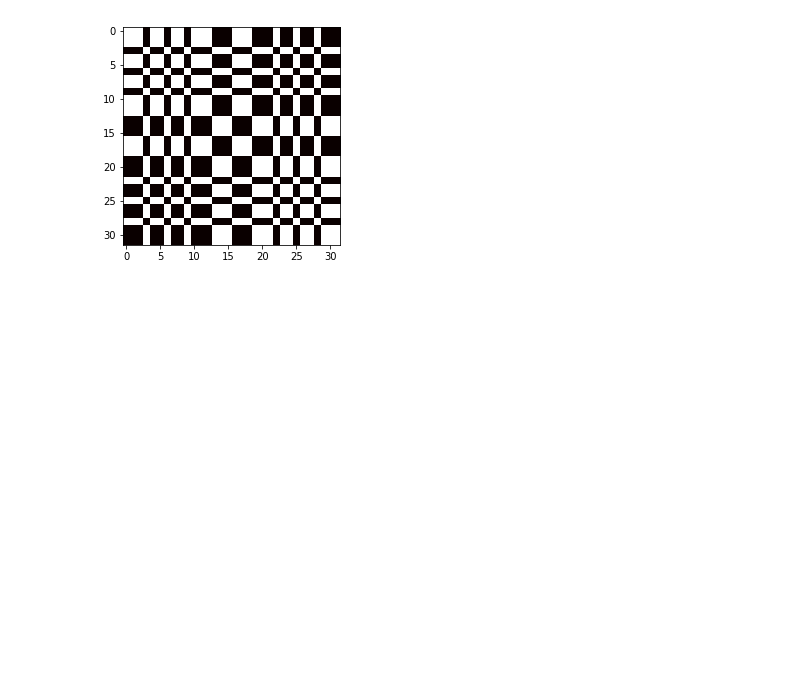
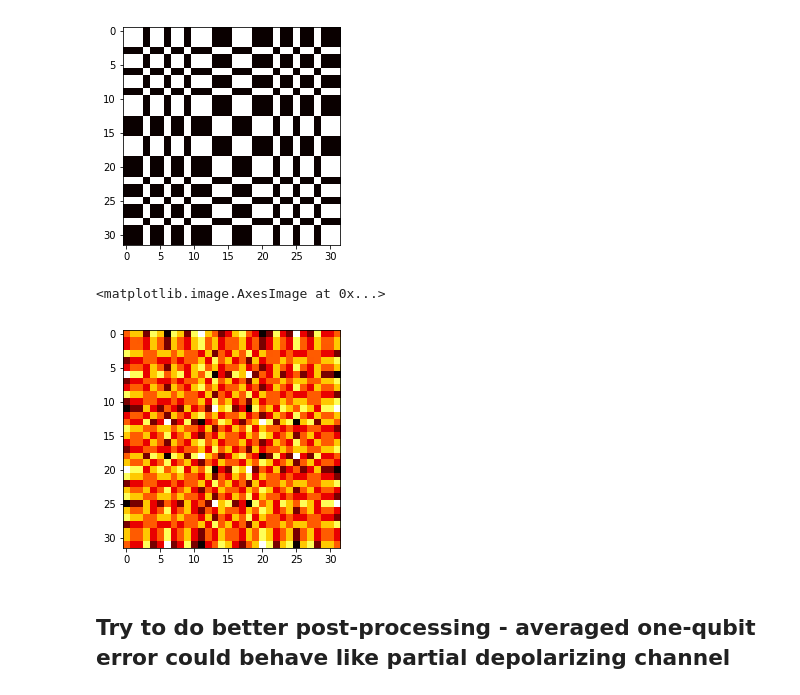
Before and after one commit to Raycosine/QEC-Project, a Jupyter notebook: 20200511 QEC with two extra qubit - Just Post-processing - One Stabilizer+Error Mitigation+Low Depth.ipynb, the cells around one changed output. Drawn from its saved outputs; the diff is of its cells as text; code cells hidden in the pictures; blank space fills up the shorter version.

```diff
--- a/20200511 QEC with two extra qubit - Just Post-processing - One Stabilizer+Error Mitigation+Low Depth.ipynb
+++ b/20200511 QEC with two extra qubit - Just Post-processing - One Stabilizer+Error Mitigation+Low Depth.ipynb
@@ -702,6 +843,13 @@ plt.imshow(np.real(ideal_dm/ideal_dm[0][0]), cmap='hot', interpolation='nearest'
 # %% [output]
 <matplotlib.image.AxesImage at 0x...>
 [figure]
+# %%
+plt.imshow(np.imag(ideal_dm), cmap='hot', interpolation='nearest')
+# %% [output]
+<matplotlib.image.AxesImage at 0x...>
+[figure, added]
+# %% [markdown]
+## Try to do better post-processing - averaged one-qubit error could behave like partial depolarizing channel
 # %%
 phi_134={}
 phi_134['00']=np.array([ 1, 1, 1, 1, 1,-1, 1,-1]).reshape(8,1)
```
Also changed, not shown: parts of 11 cells of this notebook, 6 other files.
